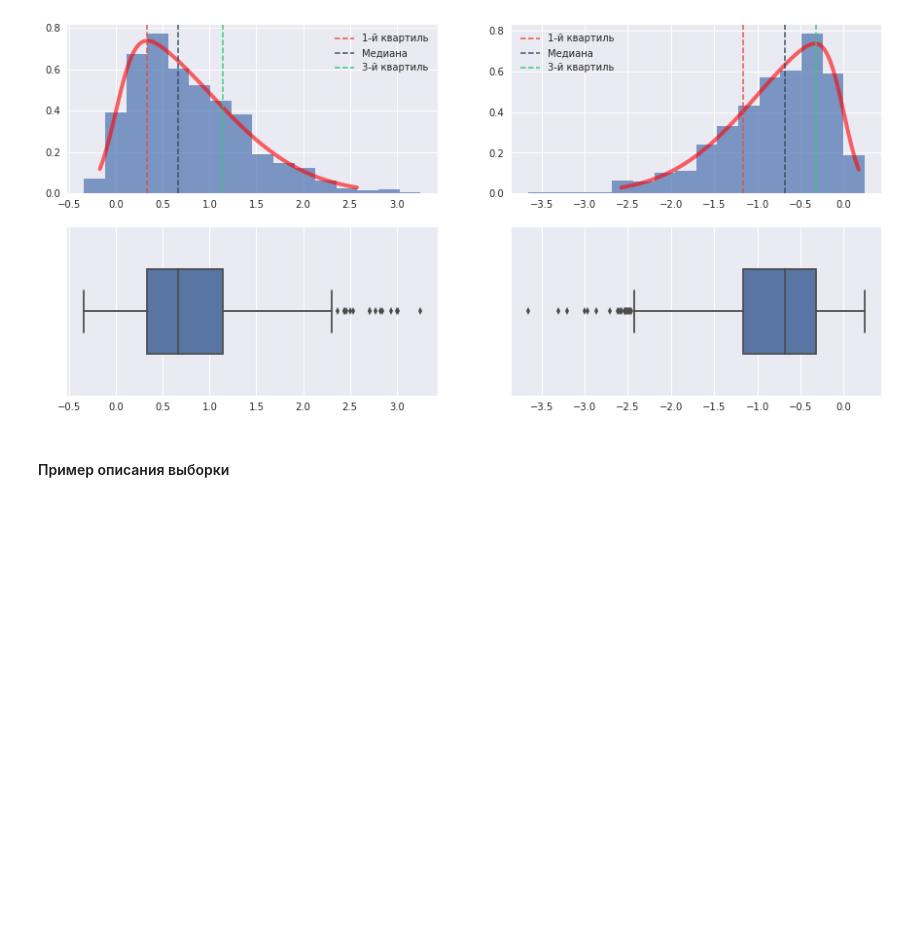
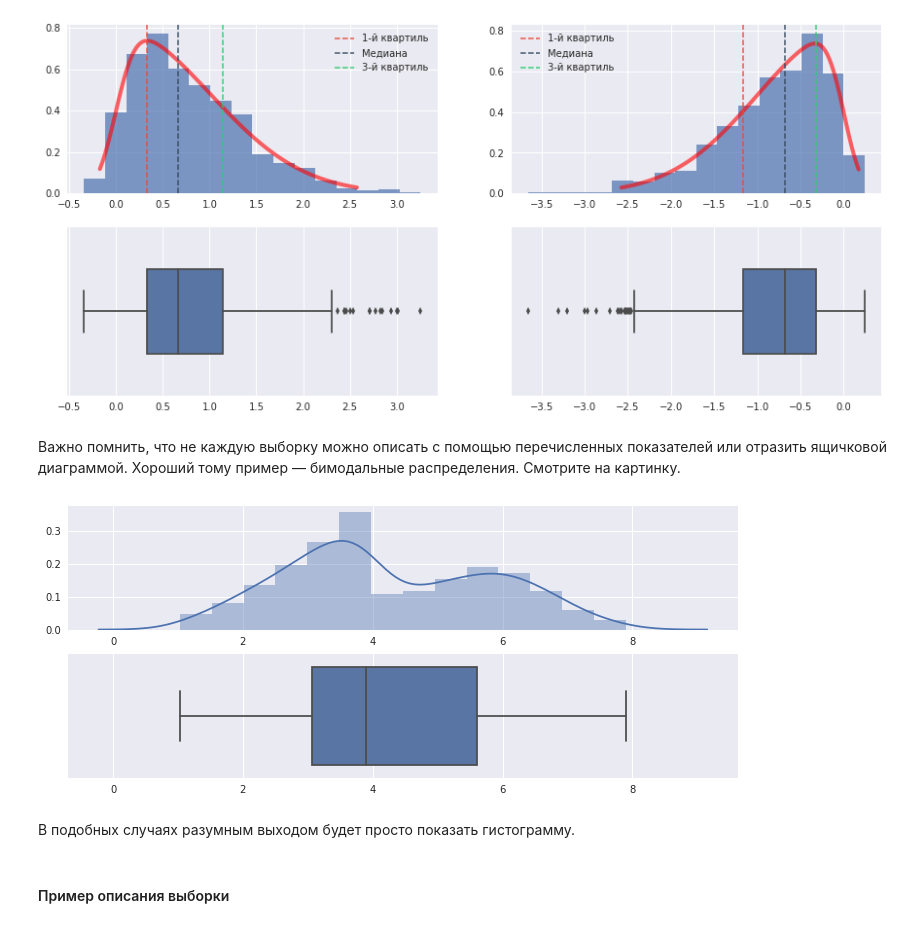
Before and after one commit to mishaberegov/statistics, a Jupyter notebook: Статистика_для_нубов.ipynb, the cells around one changed output. Drawn from its saved outputs; the diff is of its cells as text; code cells hidden in the pictures; blank space fills up the shorter version.

```diff
--- a/Статистика_для_нубов.ipynb
+++ b/Статистика_для_нубов.ipynb
@@ -373,5 +374,27 @@ sns.boxplot(sample, width=0.5)
 plt.show()
 # %% [output]
 [figure]
+# %% [markdown]
+Важно помнить, что не каждую выборку можно описать с помощью перечисленных показателей или отразить ящичковой диаграммой. Хороший тому пример &mdash; бимодальные распределения. Смотрите на картинку.
+# %%
+def bimodal( low1, high1, mode1, low2, high2, mode2 ):
+    toss = np.random.choice( (1, 2) )
+    if toss == 1:
+        return np.random.triangular( low1, high1, mode1 )
+    else:
+        return np.random.triangular( low2, high2, mode2 )
+a = []
+for x in range(1000):
+    a.append(bimodal(1, 4, 4, 3, 6, 8))
+fig = plt.figure(figsize=(12, 5))
+ax1 = plt.subplot(211)
+sns.distplot(a)
+ax2 = plt.subplot(212, sharex=ax1)
+sns.boxplot(a)
+plt.show()
+# %% [output]
+[figure, added]
+# %% [markdown]
+В подобных случаях разумным выходом будет просто показать гистограмму.
 # %% [markdown]
 #### Пример описания выборки
```
Also changed, not shown: parts of 13 cells of this notebook.
